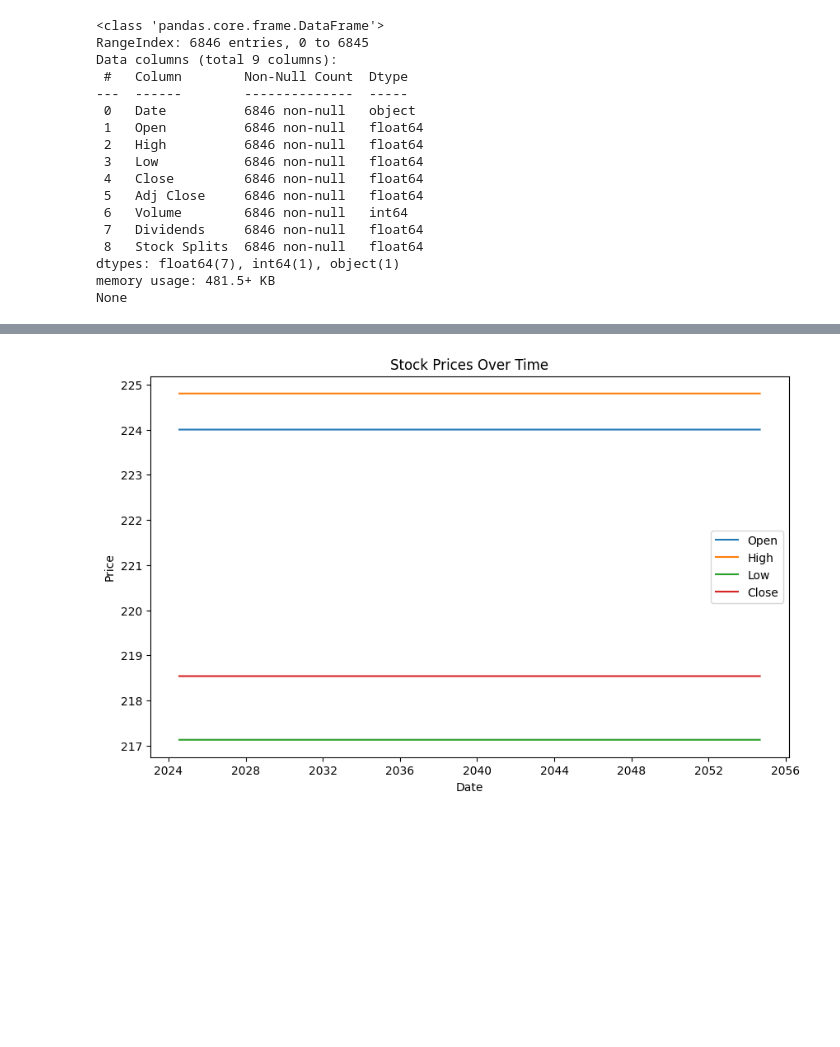
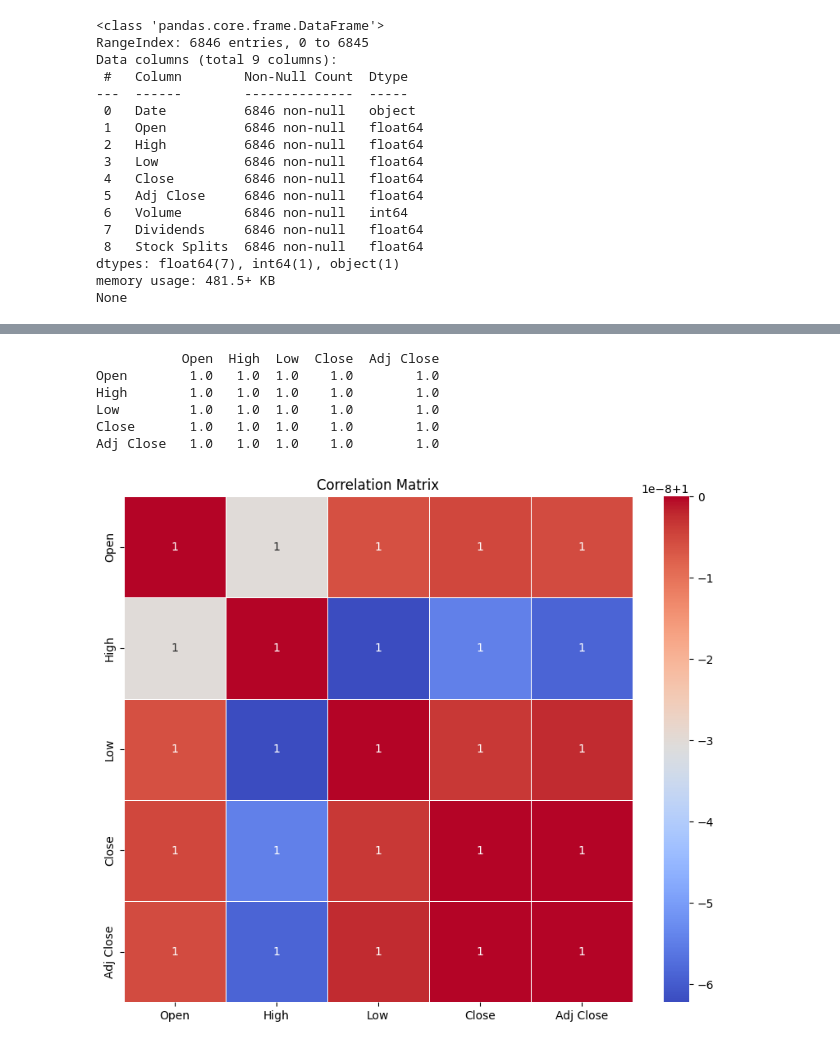
Before and after one commit to obig20/week_one, a Jupyter notebook: EDA.ipynb, the cells around one changed output, grey strips where cells are left out. Drawn from its saved outputs; the diff is of its cells as text; code cells hidden in the pictures; blank space fills up the shorter version.

```diff
--- a/EDA.ipynb
+++ b/EDA.ipynb
@@ -97,39 +117,42 @@ data.describe(include='all').T
 | Volume | 6846.0 | NaN | NaN | NaN | 138071264.081215 | 138234617.483622 | 9744000.0 | 65054425.0 | 102065000.0 | 156756000.0 | 2086584000.0 |
 | Dividends | 6846.0 | NaN | NaN | NaN | 0.0 | 0.0 | 0.0 | 0.0 | 0.0 | 0.0 | 0.0 |
 | Stock Splits | 6846.0 | NaN | NaN | NaN | 0.003944 | 0.246789 | 0.0 | 0.0 | 0.0 | 0.0 | 20.0 |
-# %%
-import matplotlib.pyplot as plt
-import pandas as pd
-
-# Sample data based on the provided summary
-data = {
-    'Date': pd.date_range(start='2024-07-24', periods=10993, freq='D'),
-    'Open': pd.Series([	224.000000] * 10993),
-    'High': pd.Series([224.800003] * 10993),
-    'Low': pd.Series([217.130005] * 10993),
-    'Close': pd.Series([218.539993] * 10993)
-}
-
-# Create a DataFrame
-df = pd.DataFrame(data)
-
-# Plot the data
-plt.figure(figsize=(10, 6))
-plt.plot(df['Date'], df['Open'], label='Open')
-plt.plot(df['Date'], df['High'], label='High')
-plt.plot(df['Date'], df['Low'], label='Low')
-plt.plot(df['Date'], df['Close'], label='Close')
-
-# Add labels and title
-plt.xlabel('Date')
-plt.ylabel('Price')
-plt.title('Stock Prices Over Time')
-plt.legend()
-
-# Show the plot
-plt.show()
-# %% [output]
-[figure, removed]
+# %%
+import pandas as pd
+import seaborn as sns
+import matplotlib.pyplot as plt
+
+# Sample data for 7 days
+data = {
+    'Open': [0.121875, 0.098438, 0.088021, 0.086458, 0.081771, 184.720001],
+    'High': [0.125000, 0.098958, 0.088542, 0.087500, 0.082292, 85.860001],
+    'Low': [0.097917, 0.085417, 0.081250, 0.081771, 0.082292, 179.380005],
+    'Close': [0.097917, 0.086458, 0.085417, 0.081771, 0.068750, 181.710007],
+    'Adj Close': [0.096354, 0.086458, 0.085417, 0.081771, 0.071354, 181.710007]
+}
+
+# Create a DataFrame
+df = pd.DataFrame(data)
+
+# Calculate the correlation matrix
+correlation_matrix = df.corr()
+
+# Print the correlation matrix
+print(correlation_matrix)
+
+# Visualize the correlation matrix
+plt.figure(figsize=(10, 8))
+sns.heatmap(correlation_matrix, annot=True, cmap='coolwarm', linewidths=0.5)
+plt.title('Correlation Matrix')
+plt.show()
+# %% [output]
+           Open  High  Low  Close  Adj Close
+Open        1.0   1.0  1.0    1.0        1.0
+High        1.0   1.0  1.0    1.0        1.0
+Low         1.0   1.0  1.0    1.0        1.0
+Close       1.0   1.0  1.0    1.0        1.0
+Adj Close   1.0   1.0  1.0    1.0        1.0
+[figure, added]
 # %%
 import matplotlib.pyplot as plt
 import pandas as pd
```
Also changed, not shown: parts of 7 cells of this notebook, 5 other files.
